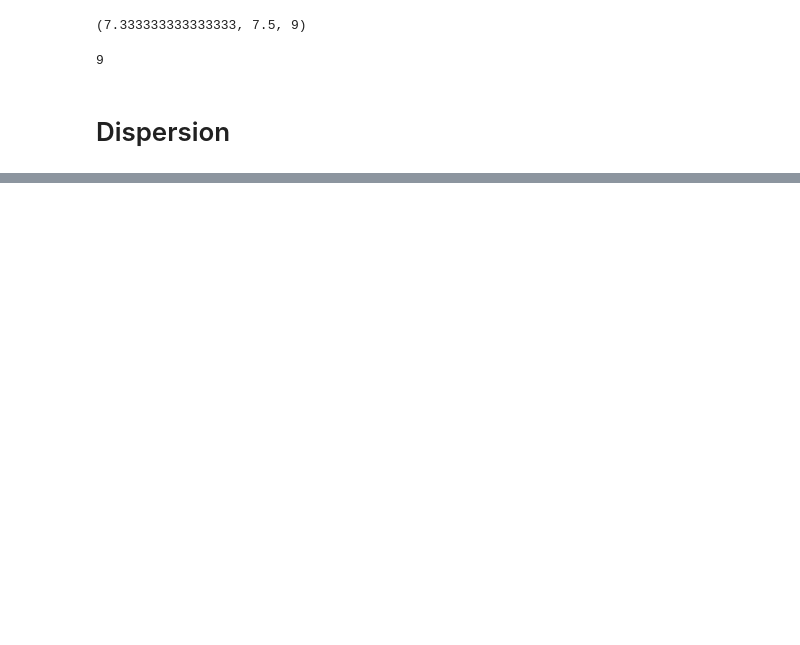
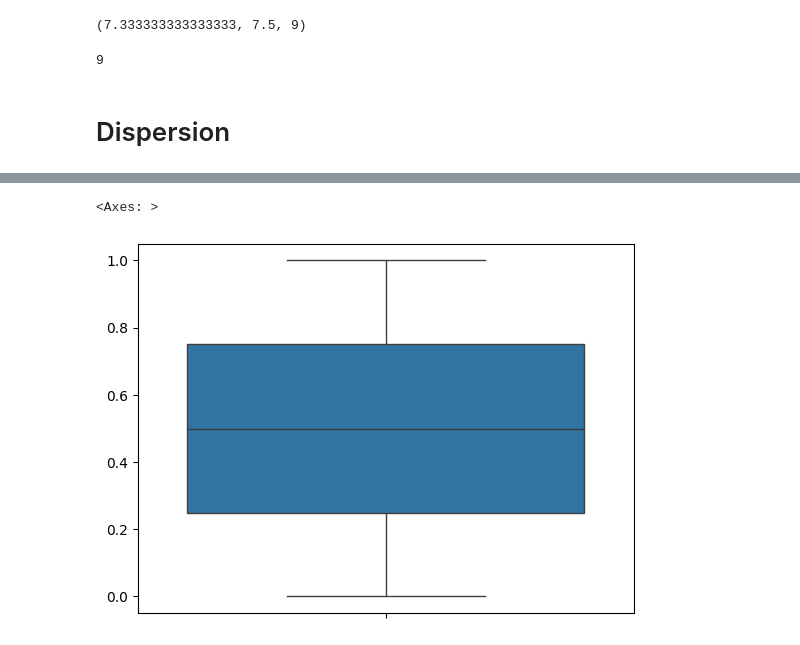
Before and after one commit to indhra/Statistics_Probability_GaneshSir, a Jupyter notebook: Day0-StatisticsBasics.ipynb, the cells around one changed output, grey strips where cells are left out. Saved outputs shown, nothing was run; the diff lists cells and outputs as text; code cells hidden in the pictures; blank space fills up the shorter version.

```diff
--- a/Day0-StatisticsBasics.ipynb
+++ b/Day0-StatisticsBasics.ipynb
@@ -89,2 +134,5 @@ max(set(standard_list), key=standard_list.count)
 
 """
+# %%
+random_gen_values = (np.random.uniform(low=0, high=1, size=10000)).tolist()
+random_gen_values
@@ -90,0 +166,5 @@ max(set(standard_list), key=standard_list.count)
+# %%
+sns.boxplot(random_gen_values)
+# %% [output]
+<Axes: >
+[figure, added]
```
Also changed, not shown: parts of 13 cells of this notebook.
